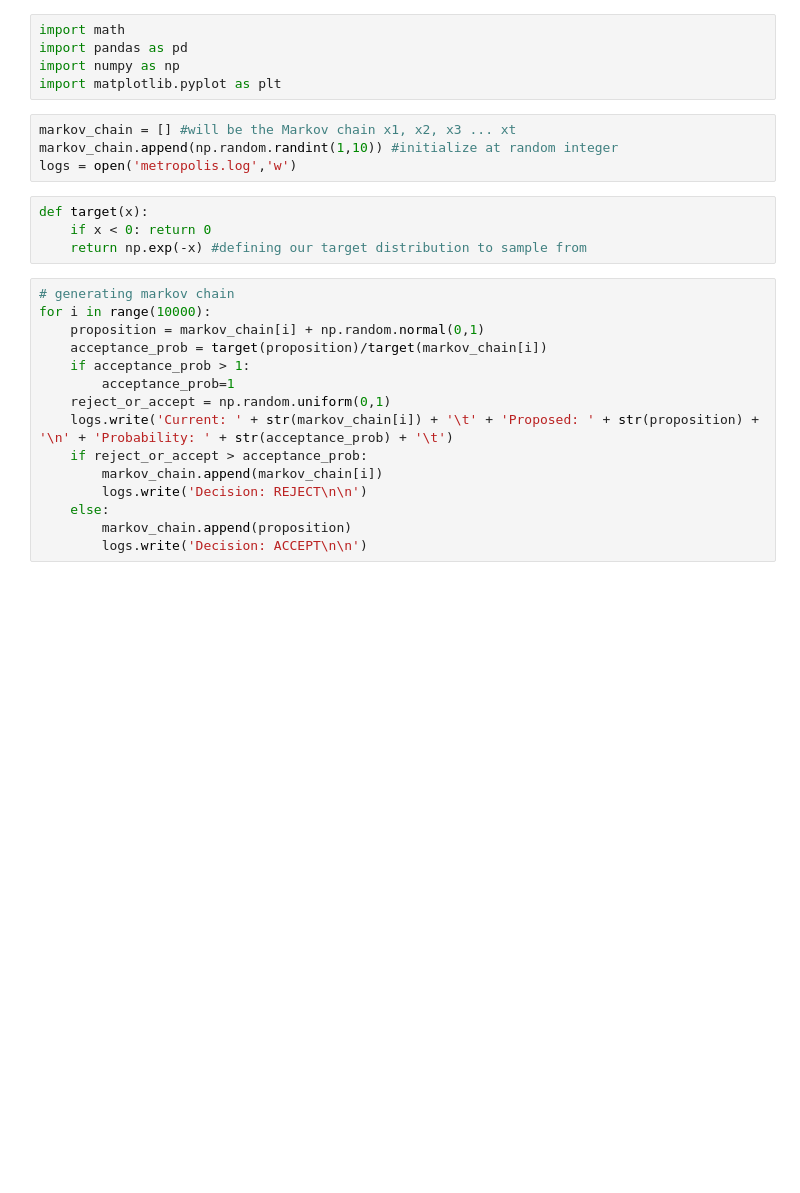
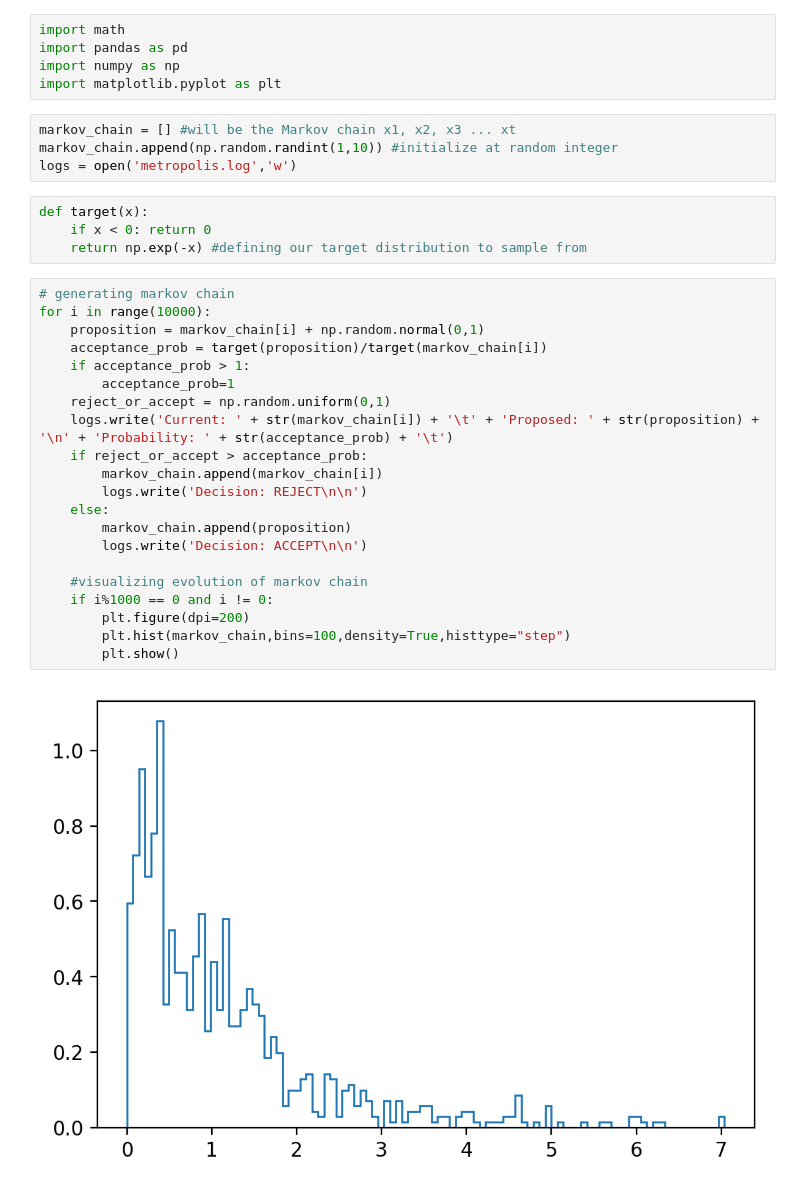
Before and after one commit to etweisberg/monte-carlo, a Jupyter notebook: ethan/metropolis-alg-exp-func.ipynb, the cells around one changed output. Cells and saved outputs as stored; diff of their text form; blank space fills up the shorter version.

```diff
--- a/ethan/metropolis-alg-exp-func.ipynb
+++ b/ethan/metropolis-alg-exp-func.ipynb
@@ -14,15 +14,23 @@ def target(x):
 # %%
 # generating markov chain
 for i in range(10000):
     proposition = markov_chain[i] + np.random.normal(0,1)
     acceptance_prob = target(proposition)/target(markov_chain[i])
     if acceptance_prob > 1:
         acceptance_prob=1
     reject_or_accept = np.random.uniform(0,1)
     logs.write('Current: ' + str(markov_chain[i]) + '\t' + 'Proposed: ' + str(proposition) + '\n' + 'Probability: ' + str(acceptance_prob) + '\t')
     if reject_or_accept > acceptance_prob:
         markov_chain.append(markov_chain[i])
         logs.write('Decision: REJECT\n\n')
     else:
         markov_chain.append(proposition)
         logs.write('Decision: ACCEPT\n\n')
+
+    #visualizing evolution of markov chain
+    if i%1000 == 0 and i != 0:
+        plt.figure(dpi=200)
+        plt.hist(markov_chain,bins=100,density=True,histtype="step")
+        plt.show()
+# %% [output]
+[figure, added]
```
Also changed, not shown: parts of 2 cells of this notebook, 2 other files.
